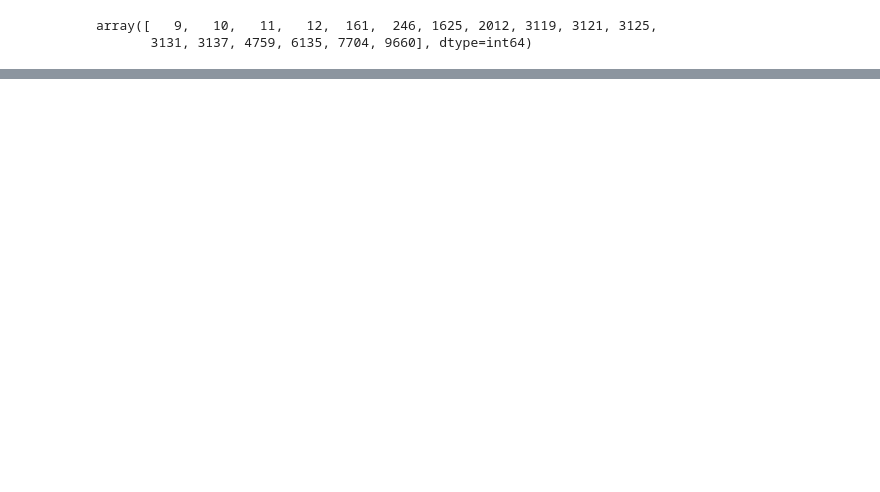
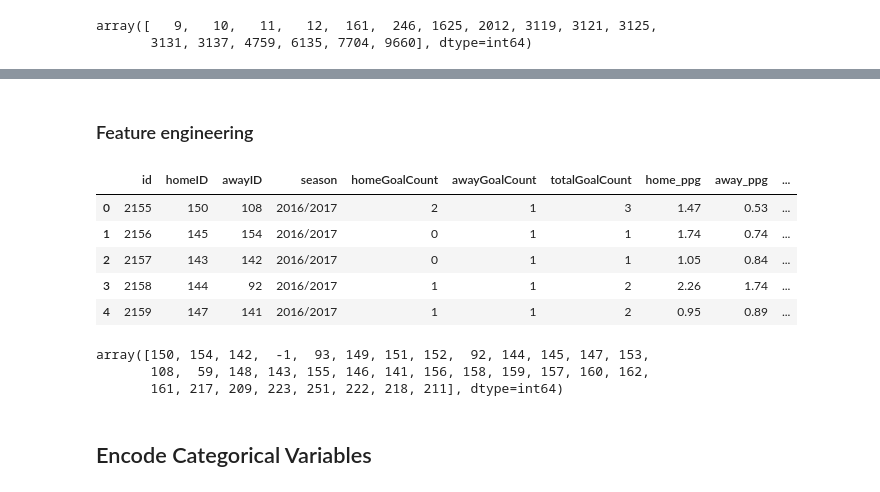
Before and after one commit to waynekipngeno/capstone_project, a Jupyter notebook: Data Cleaning and EDA.ipynb, the cells around one changed output, grey strips where cells are left out. Saved outputs shown, nothing was run; the diff lists cells and outputs as text; code cells hidden in the pictures; blank space fills up the shorter version.

```diff
--- a/Data Cleaning and EDA.ipynb
+++ b/Data Cleaning and EDA.ipynb
@@ -416,0 +461,30 @@ array([   9,   10,   11,   12,  161,  246, 1625, 2012, 3119, 3121, 3125,
+# %% [markdown]
+### Feature engineering
+# %%
+# Feature 1: Goal Difference
+filtered_data.loc[:, 'goal_difference_per_game'] = abs(filtered_data['homeGoalCount'] - filtered_data['awayGoalCount'])
+
+# Feature 2: Card Difference
+filtered_data.loc[:, 'card_difference'] = filtered_data['team_a_cards_num'] - filtered_data['team_b_cards_num']
+
+# Feature 3: Combined Team Strength
+filtered_data.loc[:, 'combined_team_strength'] = (filtered_data['home_ppg'] + filtered_data['away_ppg']) / 2
+# %%
+filtered_data.head()
+# %% [output]
+|  | id | homeID | awayID | season | homeGoalCount | awayGoalCount | totalGoalCount | home_ppg | away_ppg | ... |
+| 0 | 2155 | 150 | 108 | 2016/2017 | 2 | 1 | 3 | 1.47 | 0.53 | ... |
+| 1 | 2156 | 145 | 154 | 2016/2017 | 0 | 1 | 1 | 1.74 | 0.74 | ... |
+| 2 | 2157 | 143 | 142 | 2016/2017 | 0 | 1 | 1 | 1.05 | 0.84 | ... |
+| 3 | 2158 | 144 | 92 | 2016/2017 | 1 | 1 | 2 | 2.26 | 1.74 | ... |
+| 4 | 2159 | 147 | 141 | 2016/2017 | 1 | 1 | 2 | 0.95 | 0.89 | ... |
+# %%
+# Inspect unique values in the 'winningTeam' column
+unique_values_in_winningTeam = filtered_data['winningTeam'].unique()
+unique_values_in_winningTeam
+# %% [output]
+array([150, 154, 142,  -1,  93, 149, 151, 152,  92, 144, 145, 147, 153,
+       108,  59, 148, 143, 155, 146, 141, 156, 158, 159, 157, 160, 162,
+       161, 217, 209, 223, 251, 222, 218, 211], dtype=int64)
+# %% [markdown]
+## Encode Categorical Variables
```
Also changed, not shown: parts of 41 cells of this notebook.
